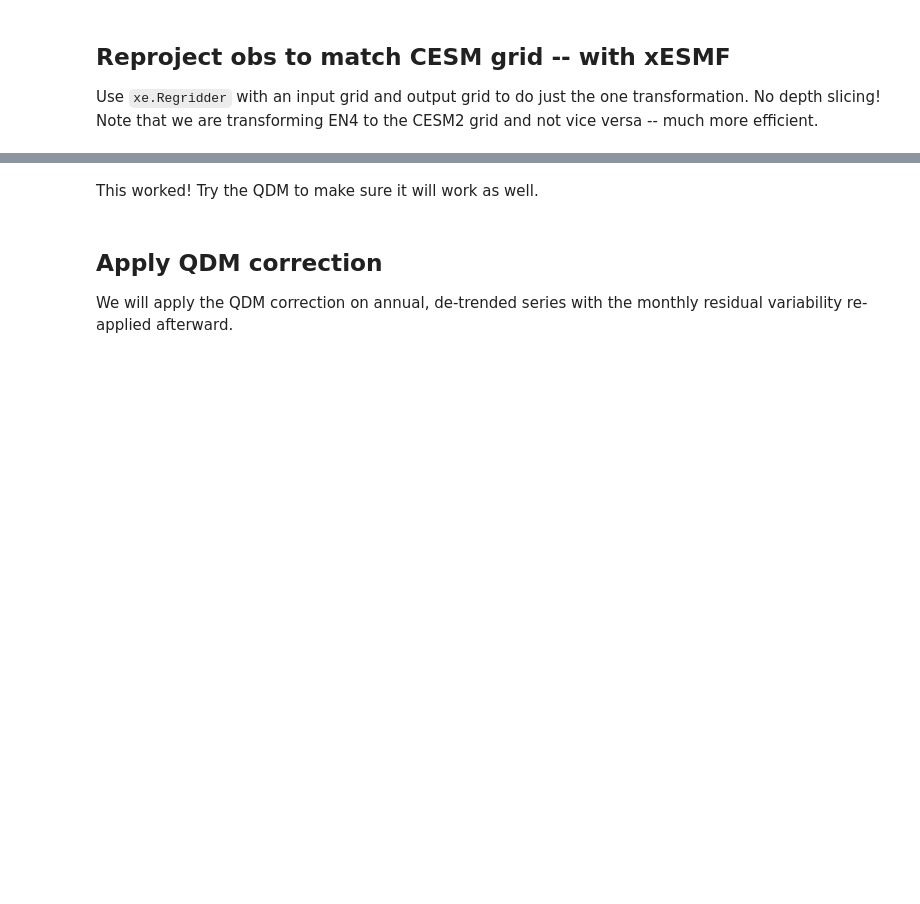
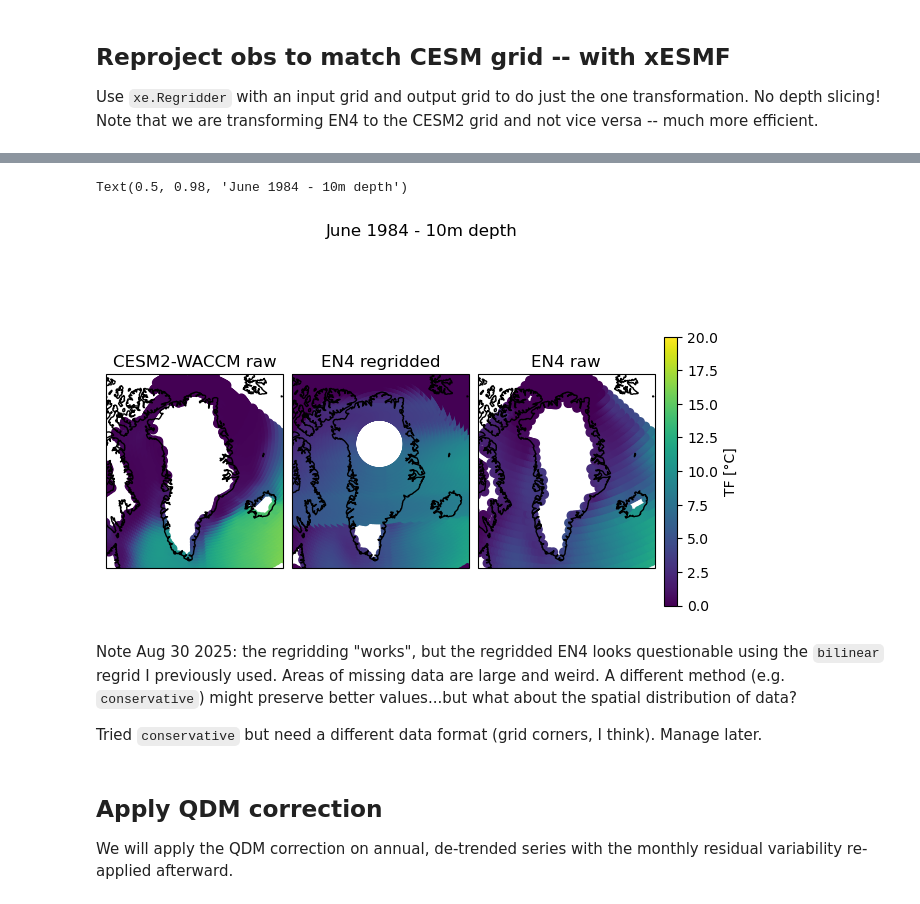
Before and after one commit to ehultee/gris-iceocean-process, a Jupyter notebook: Step2-QDM_CESM_WACCM-CCR.ipynb, the cells around one changed output, grey strips where cells are left out. Drawn from its saved outputs; the diff is of its cells as text; code cells hidden in the pictures; blank space fills up the shorter version.

```diff
--- a/Step2-QDM_CESM_WACCM-CCR.ipynb
+++ b/Step2-QDM_CESM_WACCM-CCR.ipynb
@@ -490,5 +785,56 @@ obs_ds_out.mean()
+# %%
+depth_toplot=10
+TF_toplot_sim = test_ds_full.TF.sel(time='1984-06-30', depth=depth_toplot, method='nearest')
+TF_toplot_obs = obs_ds_out.sel(time='1984-06-30', depth=depth_toplot, method='nearest')
+TF_toplot_obsraw = tobs_ds_full.sel(time='1984-06-30', depth=depth_toplot, method='nearest')
+
+
+# obs_x, obs_y = np.meshgrid(tobs_ds_full.lon, tobs_ds_full.lat)
+
+### Limits of Greenland domain ###
+limN           = 86.0 ## degrees N latitude
+limS           = 57.0 ## degrees N latitude
+limE           = 4.0 ## degrees E latitude
+limW           = 274.0 ## degrees E latitude
+
+GrIS_polar_stereo = ccrs.Stereographic(
+            central_latitude=90.0,
+            central_longitude=-45.0,
+            false_easting=0.0,
+            false_northing=0.0,
+            true_scale_latitude=70.0,
+            globe=ccrs.Globe('WGS84')
+        )
+
+fig, axs = plt.subplots(1,3, layout='constrained',
+                        subplot_kw={'projection': GrIS_polar_stereo, 'extent':  [-65, -20, limS, limN]})
+
+sc_sim = axs[0].scatter(y=test_ds_full.lat, x=test_ds_full.lon, c=TF_toplot_sim, transform=ccrs.PlateCarree(),
+          cmap='viridis', vmin=0., vmax=20.);
+axs[0].set(aspect=1, title='CESM2-WACCM raw')
+axs[0].coastlines()
+# cbar1 = plt.colorbar(sc_sim, orientation='vertical', label='TF [°C]')
+
+sc_obs = axs[1].scatter(y=test_ds_full.lat, x=test_ds_full.lon, c=TF_toplot_obs, transform=ccrs.PlateCarree(),
+          cmap='viridis', vmin=0., vmax=20.);
+axs[1].set(aspect=1, title='EN4 regridded')
+axs[1].coastlines()
+# cbar2 = plt.colorbar(sc_obs, orientation='vertical', label='TF [°C]', shrink=0.6)
+
+sc_obsraw = axs[2].scatter(y=obs_y, x=obs_x, c=TF_toplot_obsraw, transform=ccrs.PlateCarree(),
+          cmap='viridis', vmin=0., vmax=20.);
+axs[2].set(aspect=1, title='EN4 raw')
+axs[2].coastlines()
+cbar2 = plt.colorbar(sc_obsraw, orientation='vertical', label='TF [°C]', shrink=0.6)
+
+fig.suptitle('June 1984 - {}m depth'.format(depth_toplot))
+# %% [output]
+Text(0.5, 0.98, 'June 1984 - 10m depth')
+[figure, added]
 # %% [markdown]
-This worked!  Try the QDM to make sure it will work as well.
+Note Aug 30 2025: the regridding "works", but the regridded EN4 looks questionable using the `bilinear` regrid I previously used.  Areas of missing data are large and weird.  A different method (e.g. `conservative`) might preserve better values...but what about the spatial distribution of data?
+
+Tried `conservative` but need a different data format (grid corners, I think).  Manage later.
 # %% [markdown]
 ## Apply QDM correction
 We will apply the QDM correction on annual, de-trended series with the monthly residual variability re-applied afterward.
```
Also changed, not shown: parts of 10 cells of this notebook.
